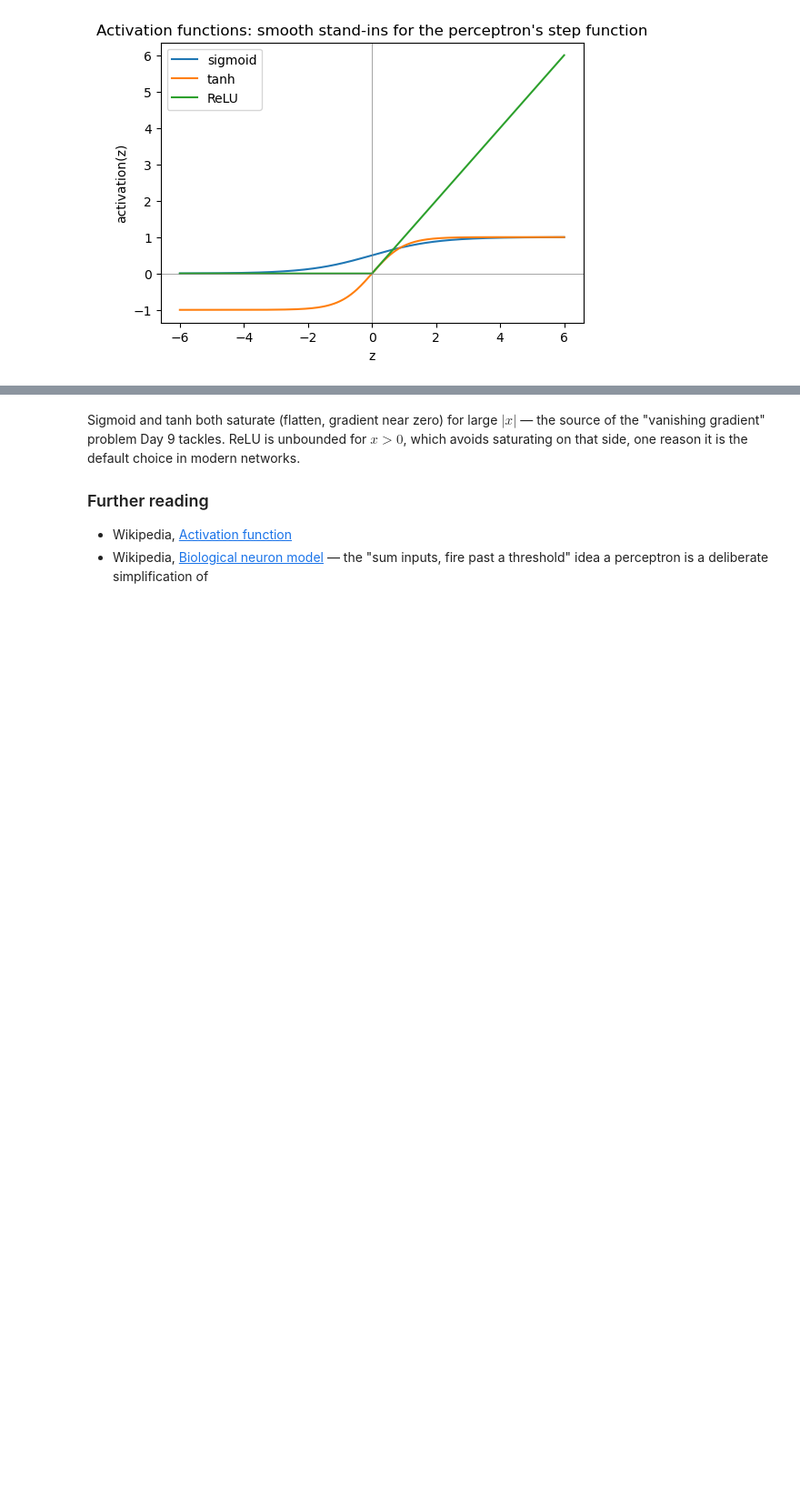
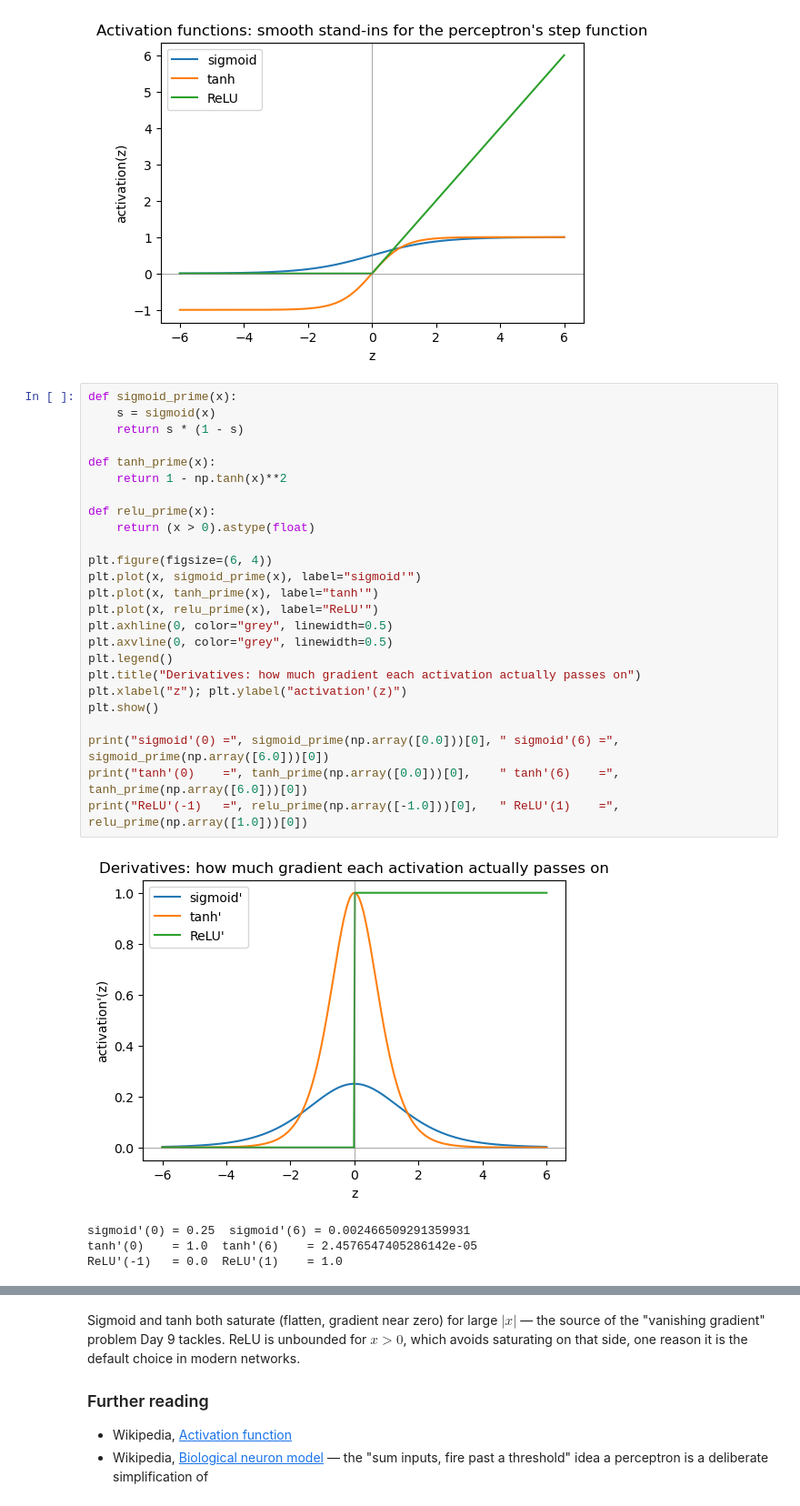
Before and after one commit to ElofssonLab/kb8029-book, a Jupyter notebook: notebooks/day08-ml-foundations-and-pytorch.ipynb, the cells around one changed output, grey strips where cells are left out. Shown at 91% size. Drawn from its saved outputs; the diff is of its cells as text; blank space fills up the shorter version.

```diff
--- a/notebooks/day08-ml-foundations-and-pytorch.ipynb
+++ b/notebooks/day08-ml-foundations-and-pytorch.ipynb
@@ -96,3 +98,33 @@ plt.xlabel("z"); plt.ylabel("activation(z)")
 plt.show()
 # %% [output]
 [figure]
+# %%
+def sigmoid_prime(x):
+    s = sigmoid(x)
+    return s * (1 - s)
+
+def tanh_prime(x):
+    return 1 - np.tanh(x)**2
+
+def relu_prime(x):
+    return (x > 0).astype(float)
+
+plt.figure(figsize=(6, 4))
+plt.plot(x, sigmoid_prime(x), label="sigmoid'")
+plt.plot(x, tanh_prime(x), label="tanh'")
+plt.plot(x, relu_prime(x), label="ReLU'")
+plt.axhline(0, color="grey", linewidth=0.5)
+plt.axvline(0, color="grey", linewidth=0.5)
+plt.legend()
+plt.title("Derivatives: how much gradient each activation actually passes on")
+plt.xlabel("z"); plt.ylabel("activation'(z)")
+plt.show()
+
+print("sigmoid'(0) =", sigmoid_prime(np.array([0.0]))[0], " sigmoid'(6) =", sigmoid_prime(np.array([6.0]))[0])
+print("tanh'(0)    =", tanh_prime(np.array([0.0]))[0],    " tanh'(6)    =", tanh_prime(np.array([6.0]))[0])
+print("ReLU'(-1)   =", relu_prime(np.array([-1.0]))[0],   " ReLU'(1)    =", relu_prime(np.array([1.0]))[0])
+# %% [output]
+[figure, added]
+sigmoid'(0) = 0.25  sigmoid'(6) = 0.002466509291359931
+tanh'(0)    = 1.0  tanh'(6)    = 2.4576547405286142e-05
+ReLU'(-1)   = 0.0  ReLU'(1)    = 1.0
```
Also changed, not shown: parts of 8 cells of this notebook, 10 other files.
